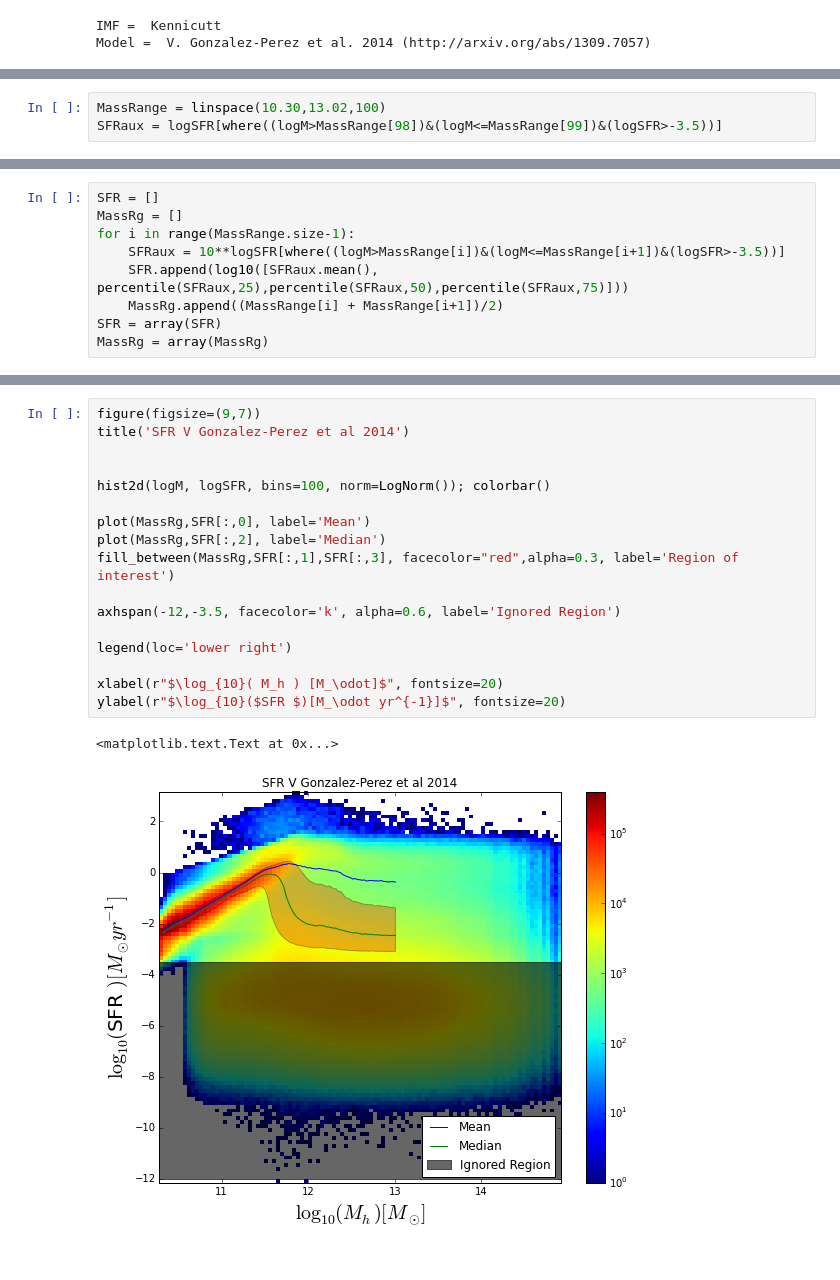
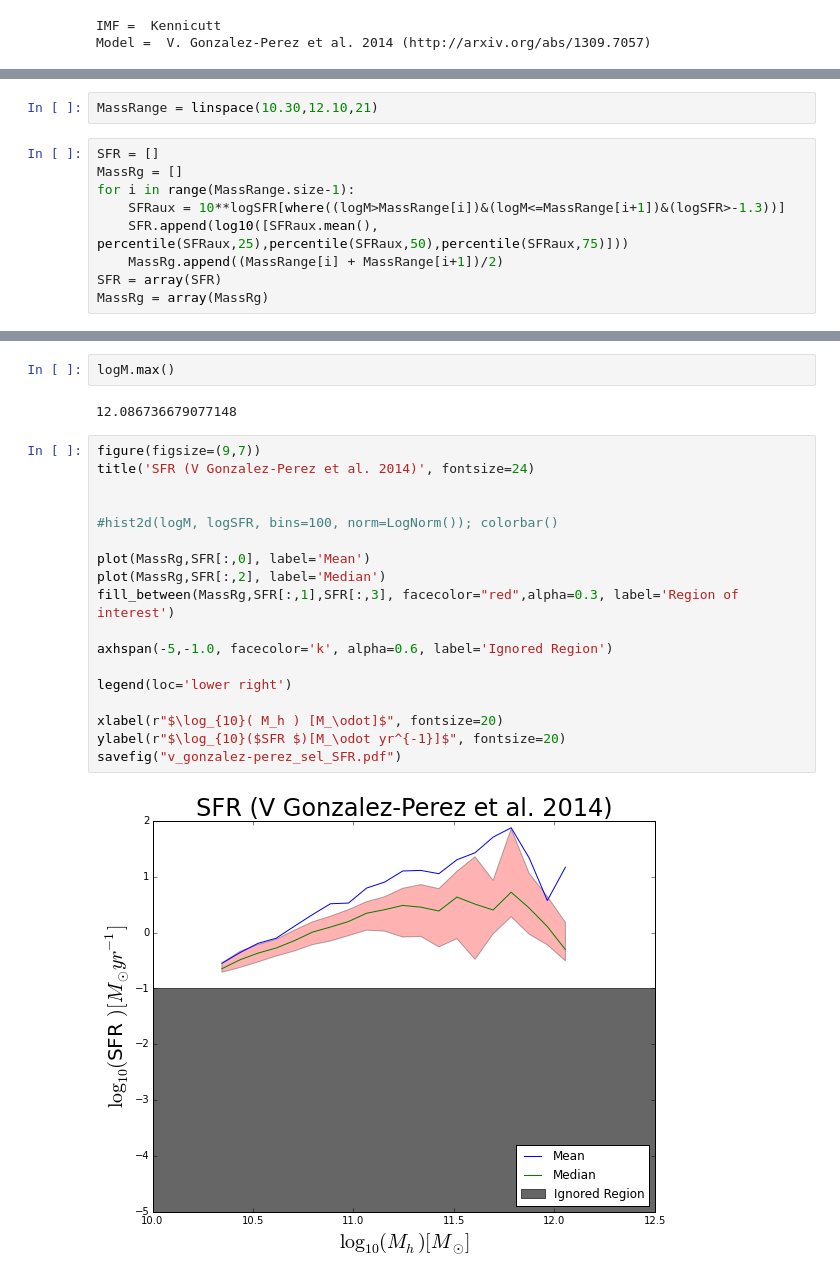
Before and after one commit to flgomezc/sfr-dmhm, a Jupyter notebook: program/V-Gonzalez data.ipynb, the cells around one changed output, grey strips where cells are left out. Cells and saved outputs as stored; diff of their text form.

```diff
--- a/program/V-Gonzalez data.ipynb
+++ b/program/V-Gonzalez data.ipynb
@@ -43,3 +47,0 @@ ylabel(r"$\log_{10}($SFR $)[M_\odot yr^{-1}]$", fontsize=20)
-# %%
-MassRange = linspace(10.30,13.02,100)
-SFRaux = logSFR[where((logM>MassRange[98])&(logM<=MassRange[99])&(logSFR>-3.5))]
@@ -55,8 +48,10 @@ yscale=('linear')
+# %%
+MassRange = linspace(10.30,12.10,21)
 # %%
 SFR = []
 MassRg = []
 for i in range(MassRange.size-1):
-    SFRaux = 10**logSFR[where((logM>MassRange[i])&(logM<=MassRange[i+1])&(logSFR>-3.5))]
+    SFRaux = 10**logSFR[where((logM>MassRange[i])&(logM<=MassRange[i+1])&(logSFR>-1.3))]
     SFR.append(log10([SFRaux.mean(), percentile(SFRaux,25),percentile(SFRaux,50),percentile(SFRaux,75)]))
     MassRg.append((MassRange[i] + MassRange[i+1])/2)
 SFR = array(SFR)
@@ -64,23 +79,27 @@ MassRg = array(MassRg)
+# %%
+logM.max()
+# %% [output]
+12.086736679077148
 # %%
 figure(figsize=(9,7))
-title('SFR V Gonzalez-Perez et al 2014')
+title('SFR (V Gonzalez-Perez et al. 2014)', fontsize=24)
 
 
-hist2d(logM, logSFR, bins=100, norm=LogNorm()); colorbar()
+#hist2d(logM, logSFR, bins=100, norm=LogNorm()); colorbar()
 
 plot(MassRg,SFR[:,0], label='Mean')
 plot(MassRg,SFR[:,2], label='Median')
 fill_between(MassRg,SFR[:,1],SFR[:,3], facecolor="red",alpha=0.3, label='Region of interest')
 
-axhspan(-12,-3.5, facecolor='k', alpha=0.6, label='Ignored Region')
+axhspan(-5,-1.0, facecolor='k', alpha=0.6, label='Ignored Region')
 
 legend(loc='lower right')
 
 xlabel(r"$\log_{10}( M_h ) [M_\odot]$", fontsize=20)
 ylabel(r"$\log_{10}($SFR $)[M_\odot yr^{-1}]$", fontsize=20)
+savefig("v_gonzalez-perez_sel_SFR.pdf")
 # %% [output]
-<matplotlib.text.Text at 0x...>
-[figure, old version]
+[figure, new version]
 # %%
 data  = open( 'analysis/gonzalez_data.dat', 'w')
 
```
Also changed, not shown: parts of 6 cells of this notebook.
